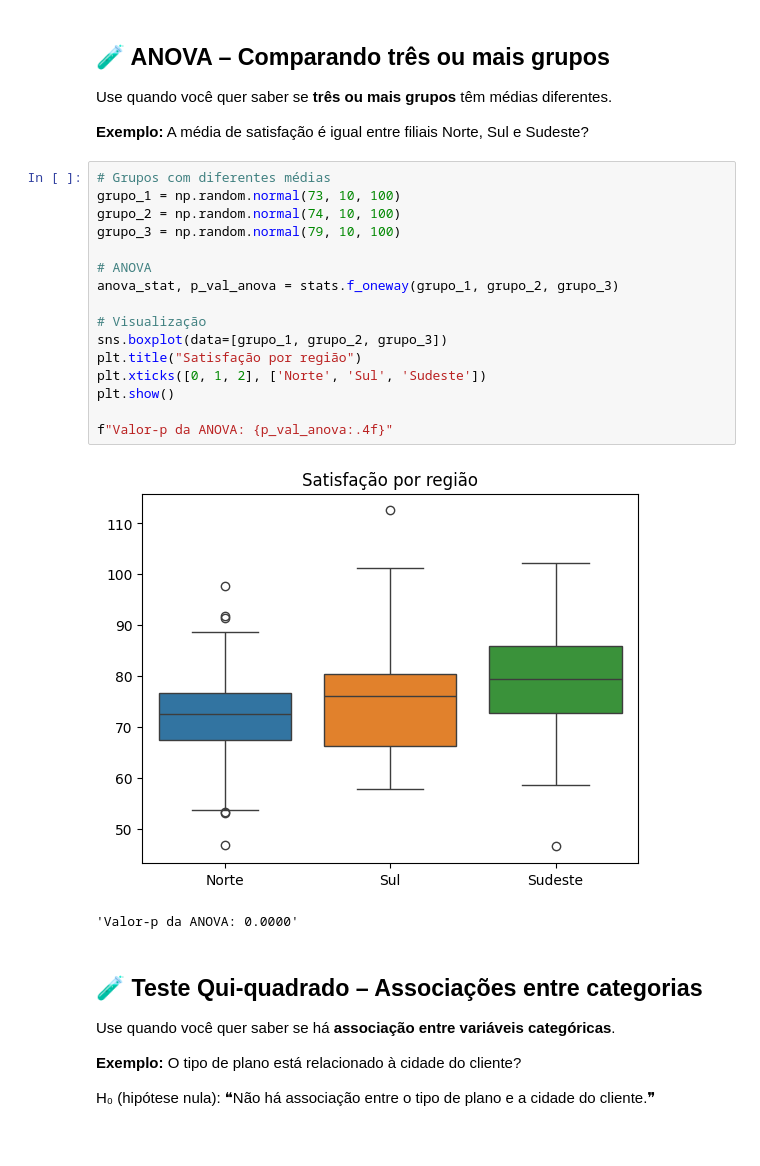
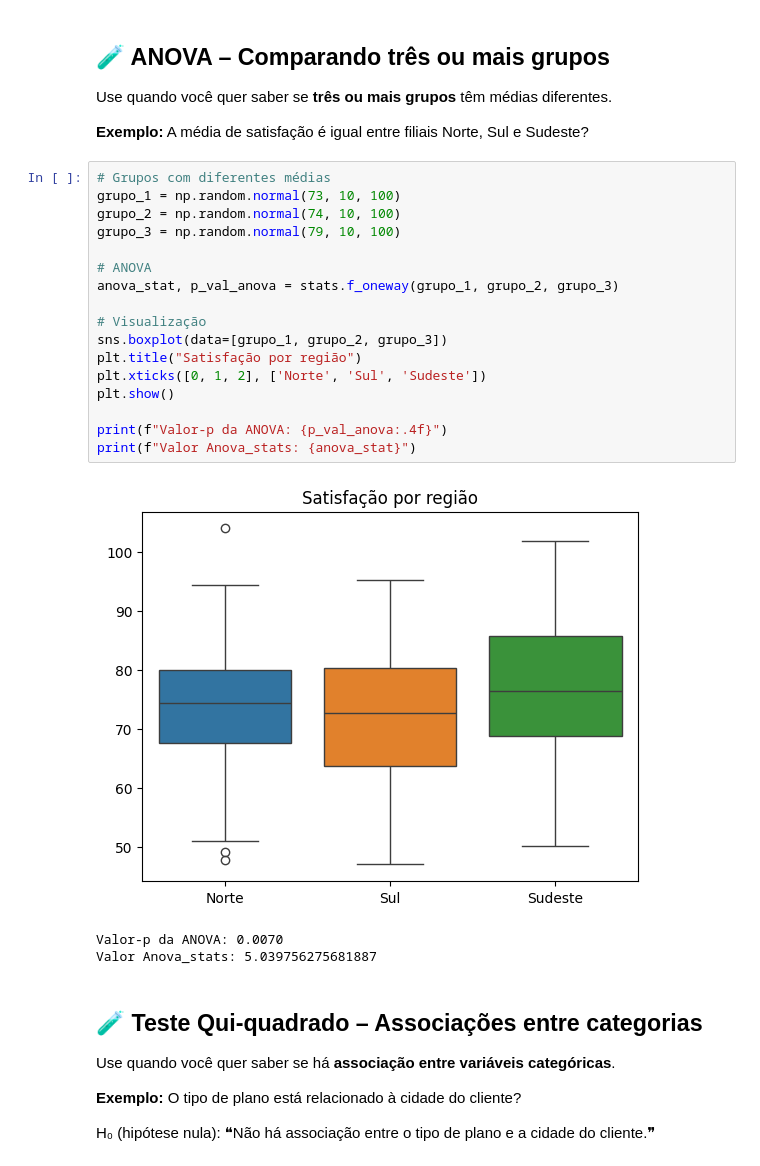
Before and after one commit to LeafarxC/aula_dados_analytics_python, a Jupyter notebook: Testes_Estatísticos.ipynb, the cells around one changed output. Saved outputs shown, nothing was run; the diff lists cells and outputs as text.

```diff
--- a/Testes_Estatísticos.ipynb
+++ b/Testes_Estatísticos.ipynb
@@ -175,22 +182,24 @@ Use quando você quer saber se **três ou mais grupos** têm médias diferentes.
 # %%
 # Grupos com diferentes médias
 grupo_1 = np.random.normal(73, 10, 100)
 grupo_2 = np.random.normal(74, 10, 100)
 grupo_3 = np.random.normal(79, 10, 100)
 
 # ANOVA
 anova_stat, p_val_anova = stats.f_oneway(grupo_1, grupo_2, grupo_3)
 
 # Visualização
 sns.boxplot(data=[grupo_1, grupo_2, grupo_3])
 plt.title("Satisfação por região")
 plt.xticks([0, 1, 2], ['Norte', 'Sul', 'Sudeste'])
 plt.show()
 
-f"Valor-p da ANOVA: {p_val_anova:.4f}"
+print(f"Valor-p da ANOVA: {p_val_anova:.4f}")
+print(f"Valor Anova_stats: {anova_stat}")
 # %% [output]
-[figure, old version]
+[figure, new version]
-'Valor-p da ANOVA: 0.0000'
+Valor-p da ANOVA: 0.0070
+Valor Anova_stats: 5.039756275681887
 # %% [markdown]
 ## 🧪 Teste Qui-quadrado – Associações entre categorias
 Use quando você quer saber se há **associação entre variáveis categóricas**.
```
Also changed, not shown: parts of 3 cells of this notebook.
